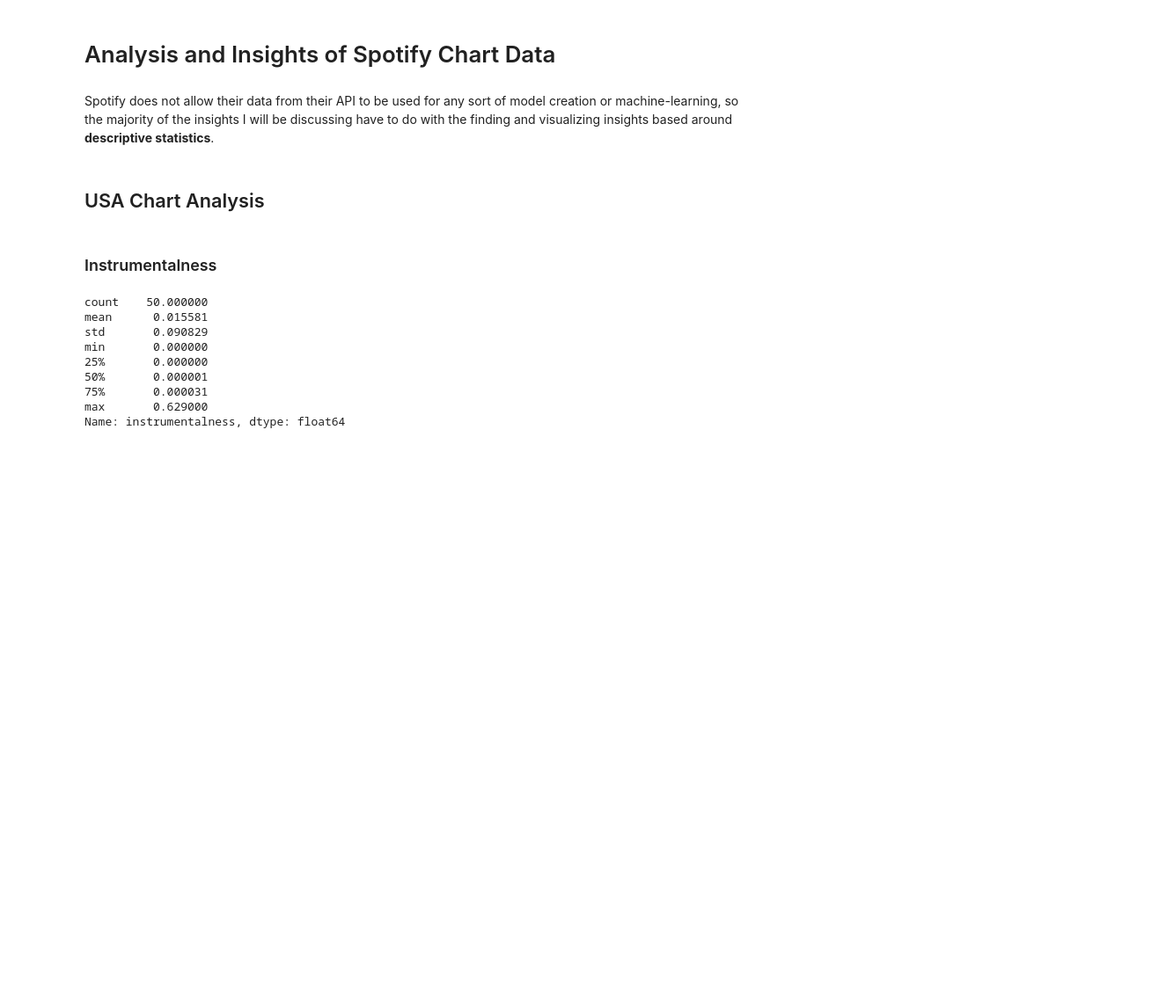
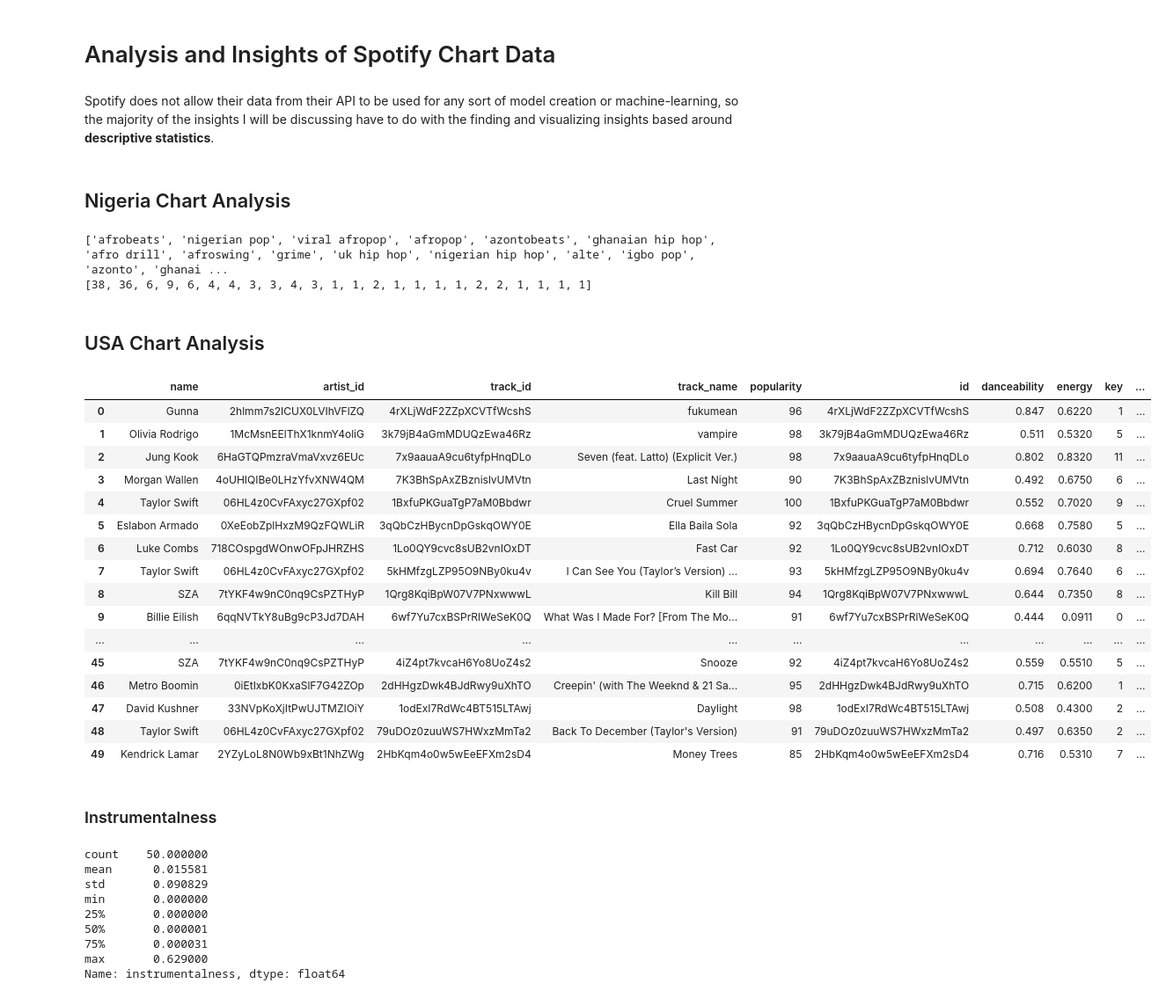
Before and after one commit to piwikiwi345/Spotify-Exploration, a Jupyter notebook: Analysis/Analysis.ipynb, the cells around one changed output. Shown at 88% size. Drawn from its saved outputs; the diff is of its cells as text; code cells hidden in the pictures; blank space fills up the shorter version.

Commit message:
Create function and genre count csvs

```diff
--- a/Analysis/Analysis.ipynb
+++ b/Analysis/Analysis.ipynb
@@ -11,11 +11,40 @@ import seaborn as sns
 import statistics
 # %% [markdown]
 Spotify does not allow their data from their API to be used for any sort of model creation or machine-learning, so the majority of the insights I will be discussing have to do with the finding and visualizing insights based around **descriptive statistics**.
+# %% [markdown]
+## Nigeria Chart Analysis
+# %%
+df = pd.read_csv('/Users/prithvivenkataswamy/Documents/Spotify-Exploration/data/nigeria/nigeria.csv')
+pd.set_option('display.max_columns', None)
+# %%
+analysis.get_genre_counts(df,'genre_counts/nigeria_genre_counts.csv')
+# %% [output]
+['afrobeats', 'nigerian pop', 'viral afropop', 'afropop', 'azontobeats', 'ghanaian hip hop', 'afro drill', 'afroswing', 'grime', 'uk hip hop', 'nigerian hip hop', 'alte', 'igbo pop', 'azonto', 'ghanai ...
+[38, 36, 6, 9, 6, 4, 4, 3, 3, 4, 3, 1, 1, 2, 1, 1, 1, 1, 2, 2, 1, 1, 1, 1]
 # %% [markdown]
 ## USA Chart Analysis
 # %%
 df = pd.read_csv('/Users/prithvivenkataswamy/Documents/Spotify-Exploration/data/usa/usa.csv')
 pd.set_option('display.max_columns', None)
+df
+# %% [output]
+|  | name | artist_id | track_id | track_name | popularity | id | danceability | energy | key | ... |
+| 0 | Gunna | 2hlmm7s2ICUX0LVIhVFlZQ | 4rXLjWdF2ZZpXCVTfWcshS | fukumean | 96 | 4rXLjWdF2ZZpXCVTfWcshS | 0.847 | 0.6220 | 1 | ... |
+| 1 | Olivia Rodrigo | 1McMsnEElThX1knmY4oliG | 3k79jB4aGmMDUQzEwa46Rz | vampire | 98 | 3k79jB4aGmMDUQzEwa46Rz | 0.511 | 0.5320 | 5 | ... |
+| 2 | Jung Kook | 6HaGTQPmzraVmaVxvz6EUc | 7x9aauaA9cu6tyfpHnqDLo | Seven (feat. Latto) (Explicit Ver.) | 98 | 7x9aauaA9cu6tyfpHnqDLo | 0.802 | 0.8320 | 11 | ... |
+| 3 | Morgan Wallen | 4oUHIQIBe0LHzYfvXNW4QM | 7K3BhSpAxZBznislvUMVtn | Last Night | 90 | 7K3BhSpAxZBznislvUMVtn | 0.492 | 0.6750 | 6 | ... |
+| 4 | Taylor Swift | 06HL4z0CvFAxyc27GXpf02 | 1BxfuPKGuaTgP7aM0Bbdwr | Cruel Summer | 100 | 1BxfuPKGuaTgP7aM0Bbdwr | 0.552 | 0.7020 | 9 | ... |
+| 5 | Eslabon Armado | 0XeEobZplHxzM9QzFQWLiR | 3qQbCzHBycnDpGskqOWY0E | Ella Baila Sola | 92 | 3qQbCzHBycnDpGskqOWY0E | 0.668 | 0.7580 | 5 | ... |
+| 6 | Luke Combs | 718COspgdWOnwOFpJHRZHS | 1Lo0QY9cvc8sUB2vnIOxDT | Fast Car | 92 | 1Lo0QY9cvc8sUB2vnIOxDT | 0.712 | 0.6030 | 8 | ... |
+| 7 | Taylor Swift | 06HL4z0CvFAxyc27GXpf02 | 5kHMfzgLZP95O9NBy0ku4v | I Can See You (Taylor’s Version) ... | 93 | 5kHMfzgLZP95O9NBy0ku4v | 0.694 | 0.7640 | 6 | ... |
+| 8 | SZA | 7tYKF4w9nC0nq9CsPZTHyP | 1Qrg8KqiBpW07V7PNxwwwL | Kill Bill | 94 | 1Qrg8KqiBpW07V7PNxwwwL | 0.644 | 0.7350 | 8 | ... |
+| 9 | Billie Eilish | 6qqNVTkY8uBg9cP3Jd7DAH | 6wf7Yu7cxBSPrRlWeSeK0Q | What Was I Made For? [From The Mo... | 91 | 6wf7Yu7cxBSPrRlWeSeK0Q | 0.444 | 0.0911 | 0 | ... |
+| ... | ... | ... | ... | ... | ... | ... | ... | ... | ... | ... |
+| 45 | SZA | 7tYKF4w9nC0nq9CsPZTHyP | 4iZ4pt7kvcaH6Yo8UoZ4s2 | Snooze | 92 | 4iZ4pt7kvcaH6Yo8UoZ4s2 | 0.559 | 0.5510 | 5 | ... |
+| 46 | Metro Boomin | 0iEtIxbK0KxaSlF7G42ZOp | 2dHHgzDwk4BJdRwy9uXhTO | Creepin' (with The Weeknd & 21 Sa... | 95 | 2dHHgzDwk4BJdRwy9uXhTO | 0.715 | 0.6200 | 1 | ... |
+| 47 | David Kushner | 33NVpKoXjItPwUJTMZIOiY | 1odExI7RdWc4BT515LTAwj | Daylight | 98 | 1odExI7RdWc4BT515LTAwj | 0.508 | 0.4300 | 2 | ... |
+| 48 | Taylor Swift | 06HL4z0CvFAxyc27GXpf02 | 79uDOz0zuuWS7HWxzMmTa2 | Back To December (Taylor's Version) | 91 | 79uDOz0zuuWS7HWxzMmTa2 | 0.497 | 0.6350 | 2 | ... |
+| 49 | Kendrick Lamar | 2YZyLoL8N0Wb9xBt1NhZWg | 2HbKqm4o0w5wEeEFXm2sD4 | Money Trees | 85 | 2HbKqm4o0w5wEeEFXm2sD4 | 0.716 | 0.5310 | 7 | ... |
 # %%
 unique_genres = analysis.count_unique_genres(df)
 #pprint.pprint(unique_genres)
```
Also changed, not shown: 6 other files.
